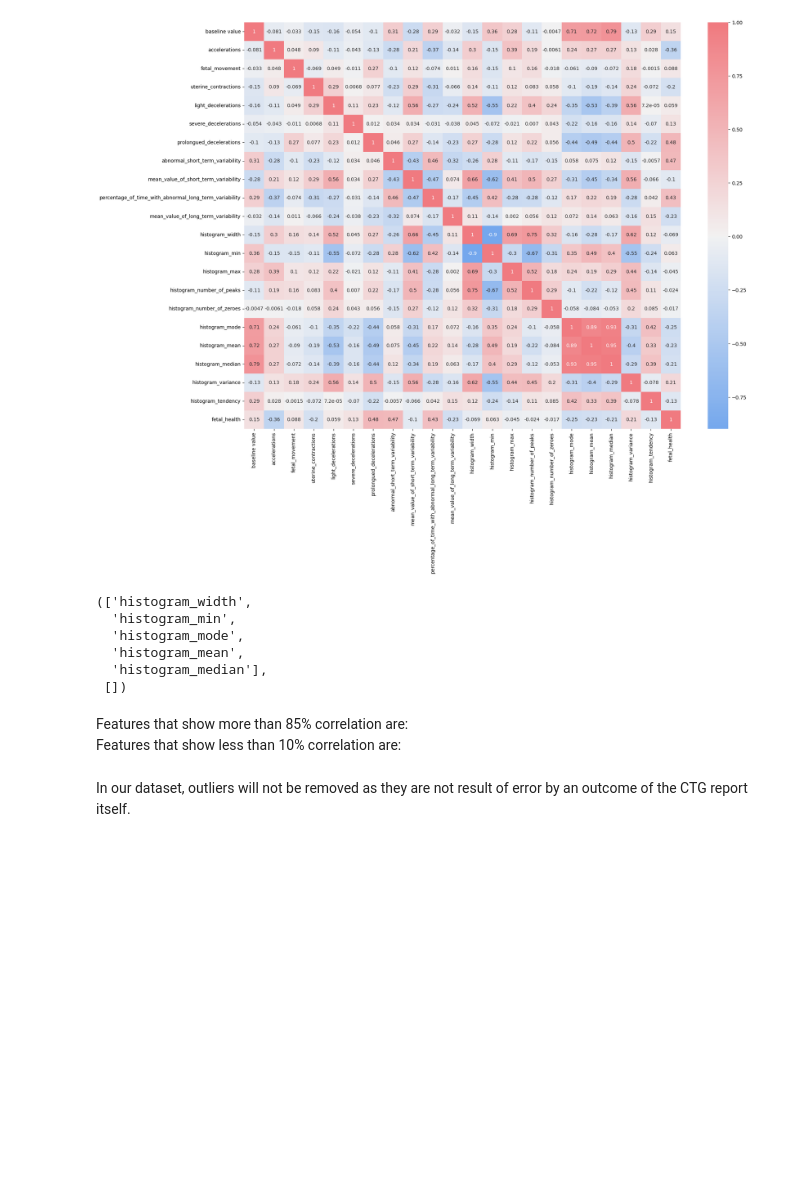
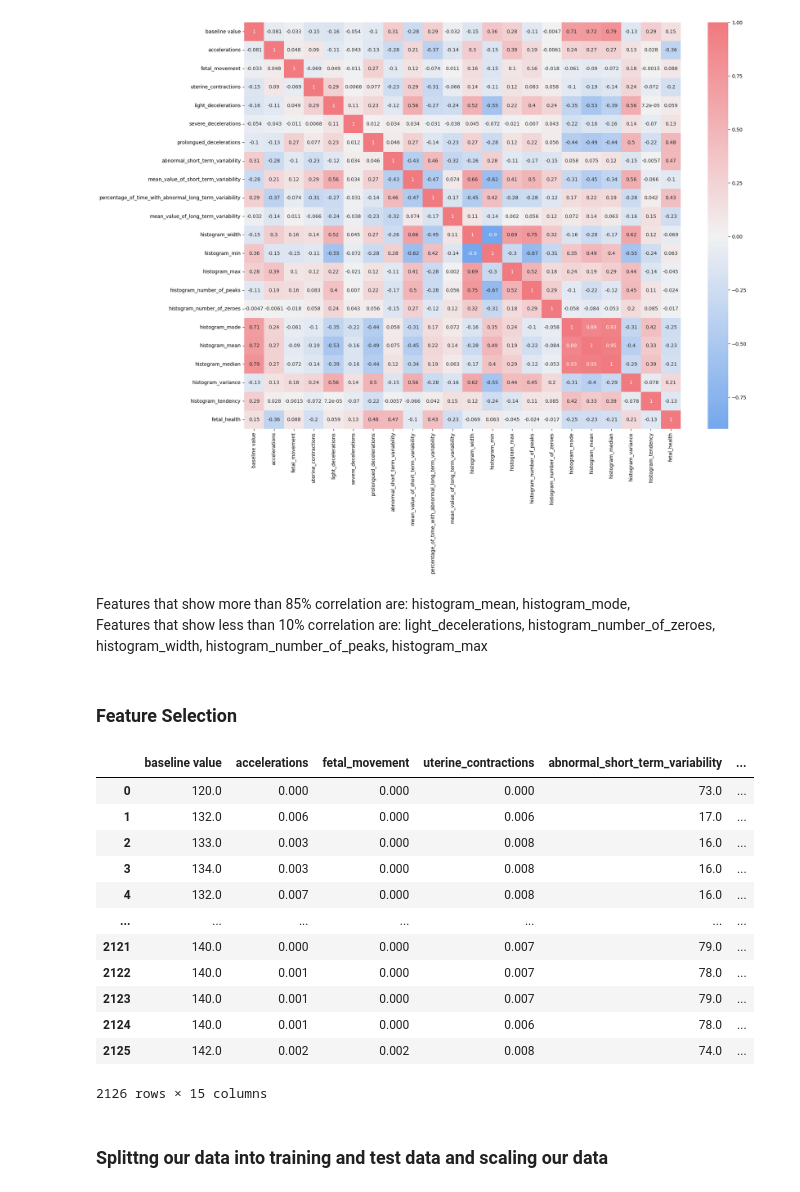
Before and after one commit to Shrutziee/FetusHealthClassifier, a Jupyter notebook: code file.ipynb, the cells around one changed output. Saved outputs shown, nothing was run; the diff lists cells and outputs as text; code cells hidden in the pictures; blank space fills up the shorter version.

Commit message:
EDA of dataset

```diff
--- a/code file.ipynb
+++ b/code file.ipynb
@@ -154,17 +139,35 @@ def find_corr(df, upper_limit, lower_limit):
-# %%
-upper_limit=0.85
-lower_limit=0.10
-
-find_corr(df, 0.85,0.10)
-# %% [output]
-(['histogram_width',
-  'histogram_min',
-  'histogram_mode',
-  'histogram_mean',
-  'histogram_median'],
- [])
 # %% [markdown]
-Features that show more than 85% correlation are: <br>
-Features that show less than 10% correlation are:
+Features that show more than 85% correlation are: histogram_mean, histogram_mode, <br>
+Features that show less than 10% correlation are: light_decelerations, histogram_number_of_zeroes, histogram_width, histogram_number_of_peaks, histogram_max
-# %% [markdown]
-In our dataset, outliers will not be removed as they are not result of error by an outcome of the CTG report itself.
+# %% [markdown]
+<h3>Feature Selection </h3>
+# %%
+# dropping columns with less correlation
+col_to_drop = [
+    'light_decelerations',
+    'histogram_number_of_zeroes',
+    'histogram_tendency',
+    'severe_decelerations',
+    'prolongued_decelerations',
+    'histogram_number_of_peaks',
+    'histogram_max'
+]
+
+# Drop columns and create a new DataFrame
+df_new = df.drop(columns=col_to_drop)
+# %% [output]
+|  | baseline value | accelerations | fetal_movement | uterine_contractions | abnormal_short_term_variability | ... |
+| 0 | 120.0 | 0.000 | 0.000 | 0.000 | 73.0 | ... |
+| 1 | 132.0 | 0.006 | 0.000 | 0.006 | 17.0 | ... |
+| 2 | 133.0 | 0.003 | 0.000 | 0.008 | 16.0 | ... |
+| 3 | 134.0 | 0.003 | 0.000 | 0.008 | 16.0 | ... |
+| 4 | 132.0 | 0.007 | 0.000 | 0.008 | 16.0 | ... |
+| ... | ... | ... | ... | ... | ... | ... |
+| 2121 | 140.0 | 0.000 | 0.000 | 0.007 | 79.0 | ... |
+| 2122 | 140.0 | 0.001 | 0.000 | 0.007 | 78.0 | ... |
+| 2123 | 140.0 | 0.001 | 0.000 | 0.007 | 79.0 | ... |
+| 2124 | 140.0 | 0.001 | 0.000 | 0.006 | 78.0 | ... |
+| 2125 | 142.0 | 0.002 | 0.002 | 0.008 | 74.0 | ... |
+2126 rows × 15 columns
+# %% [markdown]
+<h3>Splittng our data into training and test data and scaling our data</h3>
```
Also changed, not shown: parts of 7 cells of this notebook.
